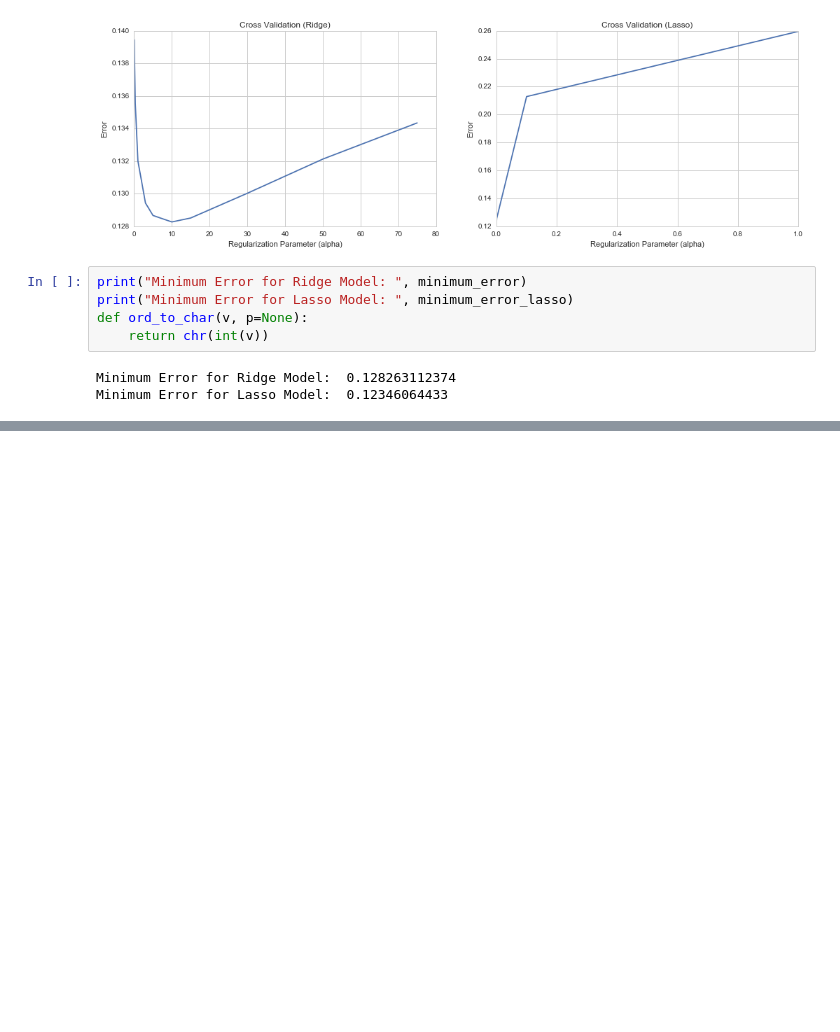
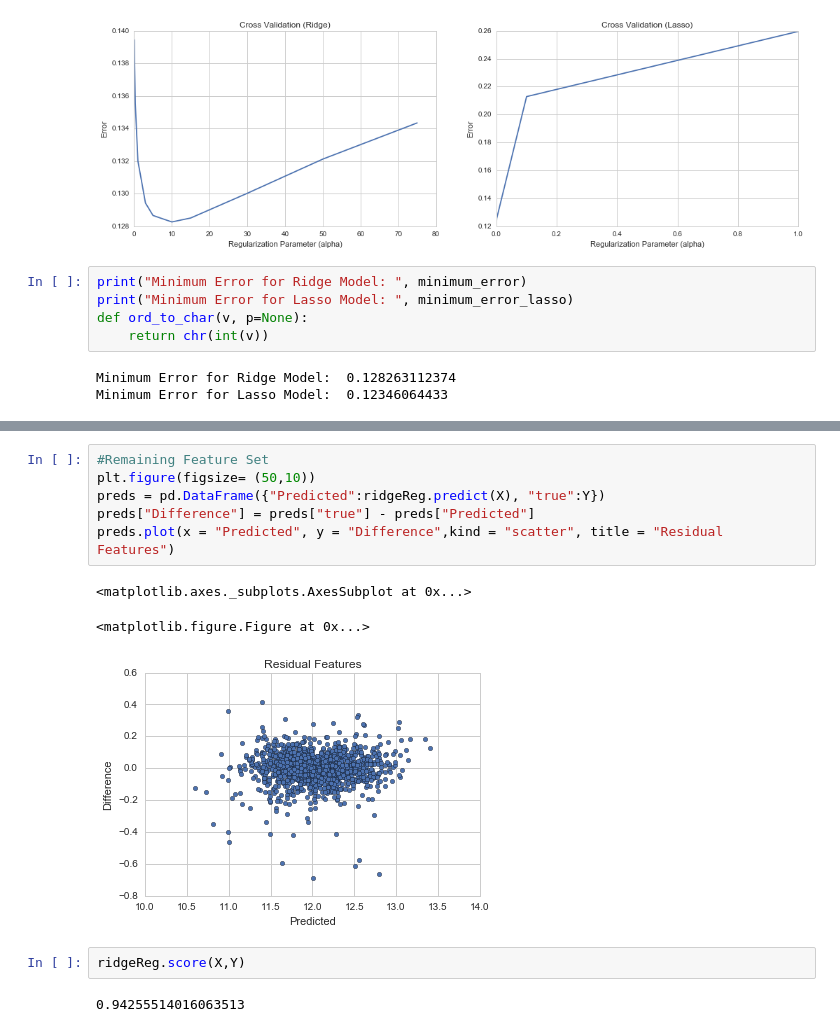
Before and after one commit to sominw/Kaggle, a Jupyter notebook: Housing Prices ART/HP-RLR.ipynb, the cells around one changed output, grey strips where cells are left out. Cells and saved outputs as stored; diff of their text form; blank space fills up the shorter version.

Commit message:
94% using Ridge

```diff
--- a/Housing Prices ART/HP-RLR.ipynb
+++ b/Housing Prices ART/HP-RLR.ipynb
@@ -166,0 +167,14 @@ irrelevant_Coeff.plot(kind = 'barh')
+# %%
+#Remaining Feature Set
+plt.figure(figsize= (50,10))
+preds = pd.DataFrame({"Predicted":ridgeReg.predict(X), "true":Y})
+preds["Difference"] = preds["true"] - preds["Predicted"]
+preds.plot(x = "Predicted", y = "Difference",kind = "scatter", title = "Residual Features")
+# %% [output]
+<matplotlib.axes._subplots.AxesSubplot at 0x...>
+<matplotlib.figure.Figure at 0x...>
+[figure, added]
+# %%
+ridgeReg.score(X,Y)
+# %% [output]
+0.94255514016063513
```
Also changed, not shown: parts of 2 cells of this notebook.
